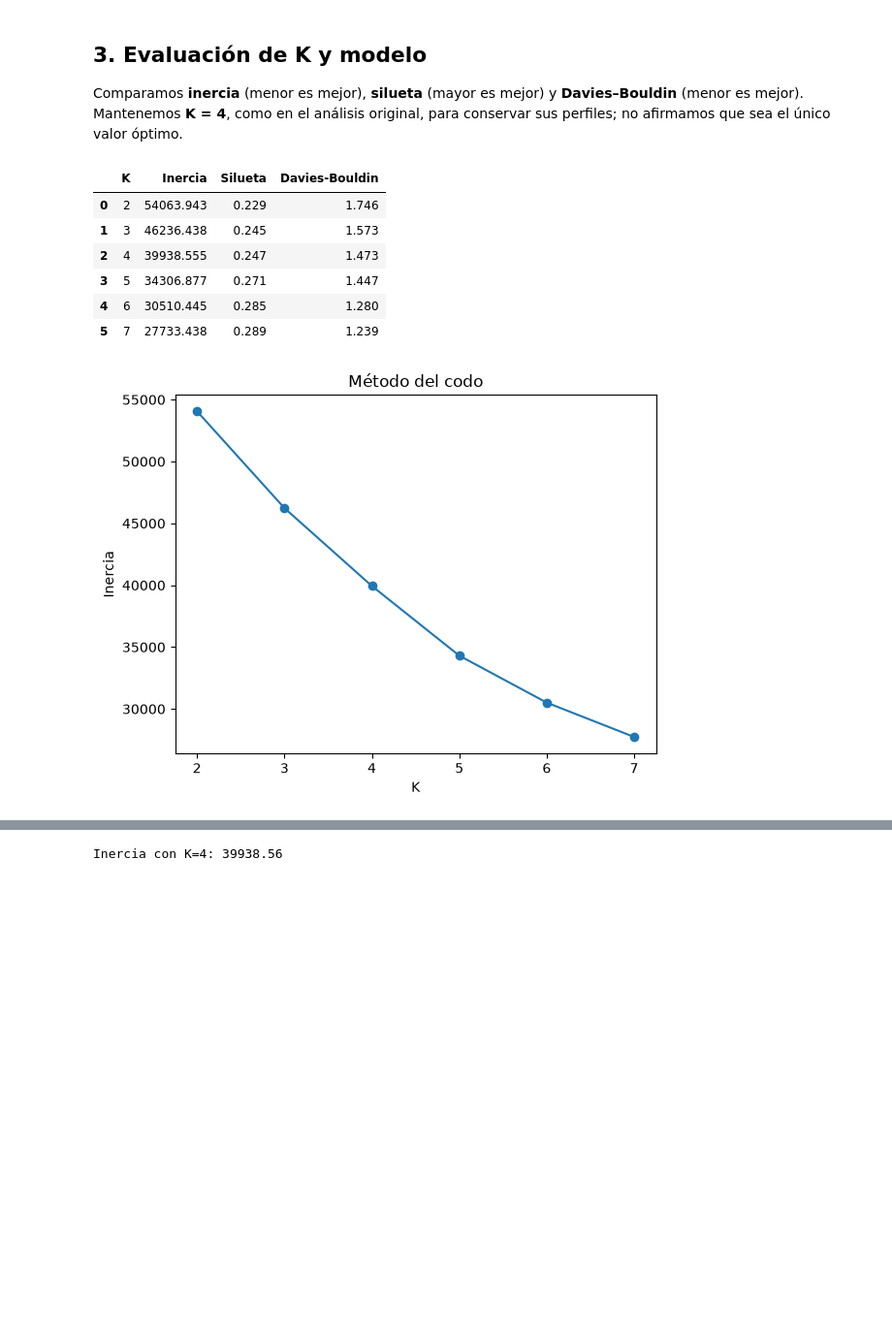
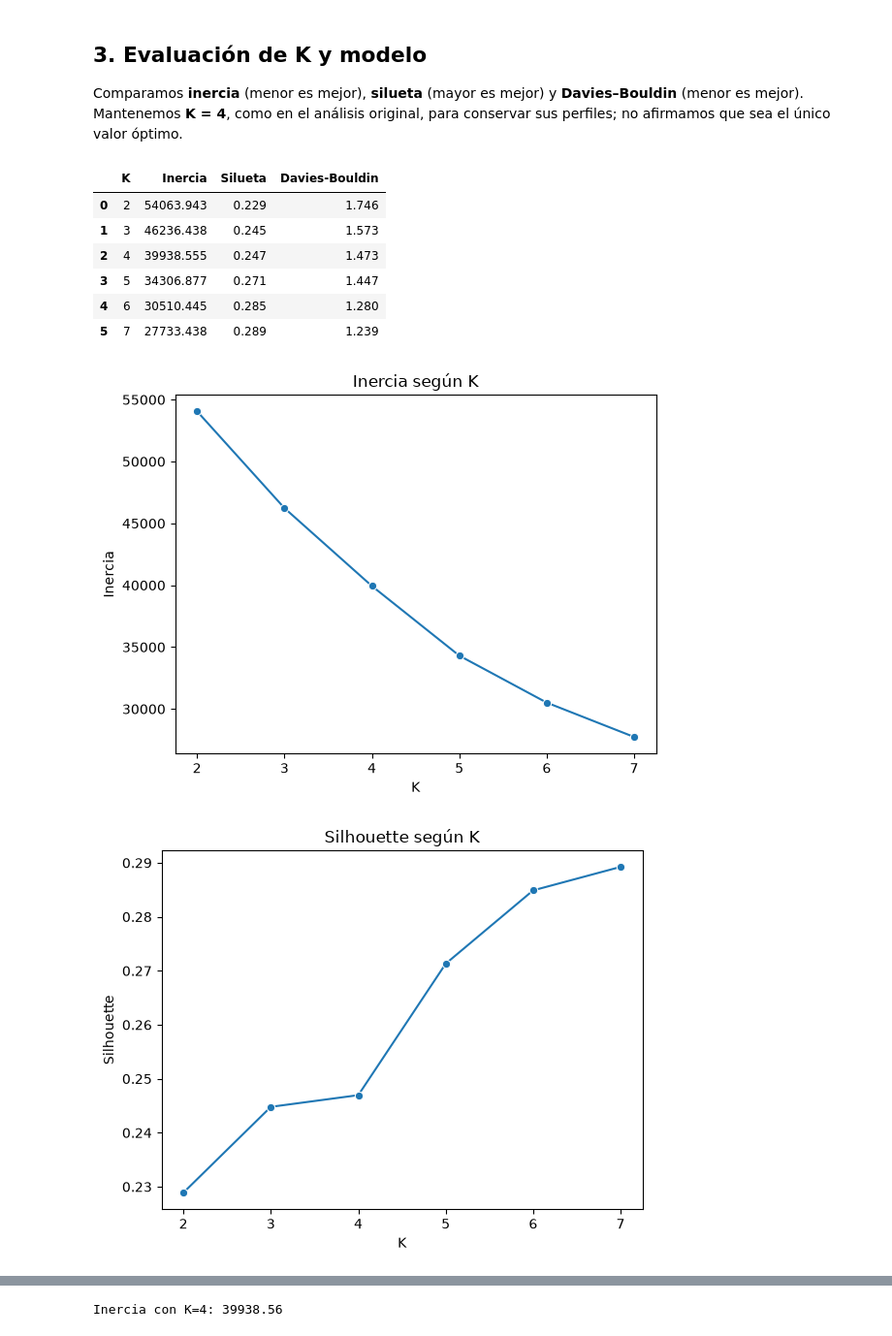
Before and after one commit to Data-Mining-Control-Z/Factores_Recurrentes_en_Siniestros_de_Transito_Fatales_en_el_Peru_2021-2025, a Jupyter notebook: Hito_3.ipynb, the cells around one changed output, grey strips where cells are left out. Shown at 97% size. Cells and saved outputs as stored; diff of their text form; code cells hidden in the pictures; blank space fills up the shorter version.

```diff
--- a/Hito_3.ipynb
+++ b/Hito_3.ipynb
@@ -79,9 +80,6 @@ for k in range(2, 8):
 
 evaluacion = pd.DataFrame(evaluacion, columns=["K", "Inercia", "Silueta", "Davies-Bouldin"])
 display(evaluacion.round(3))
-plt.plot(evaluacion["K"], evaluacion["Inercia"], "o-")
-plt.xlabel("K"); plt.ylabel("Inercia"); plt.title("Método del codo")
-plt.show()
 # %% [output]
 |  | K | Inercia | Silueta | Davies-Bouldin |
 | 0 | 2 | 54063.943 | 0.229 | 1.746 |
@@ -90,4 +88,20 @@ plt.show()
 | 3 | 5 | 34306.877 | 0.271 | 1.447 |
 | 4 | 6 | 30510.445 | 0.285 | 1.280 |
 | 5 | 7 | 27733.438 | 0.289 | 1.239 |
-[figure, removed]
+# %%
+ax = sns.lineplot(data=evaluacion, x="K", y="Inercia", marker="o")
+ax.set(title="Inercia según K", xlabel="K", ylabel="Inercia")
+plt.show()
+
+
+ax = sns.lineplot(data=evaluacion, x="K", y="Silueta", marker="o")
+ax.set(title="Silhouette según K", xlabel="K", ylabel="Silhouette")
+plt.show()
+
+
+ax = sns.lineplot(data=evaluacion, x="K", y="Davies-Bouldin", marker="o")
+ax.set(title="Davies-Bouldin según K", xlabel="K", ylabel="Davies-Bouldin")
+plt.show()
+# %% [output]
+[figure, added]
+[figure, added]
```
Also changed, not shown: parts of 2 cells of this notebook.
